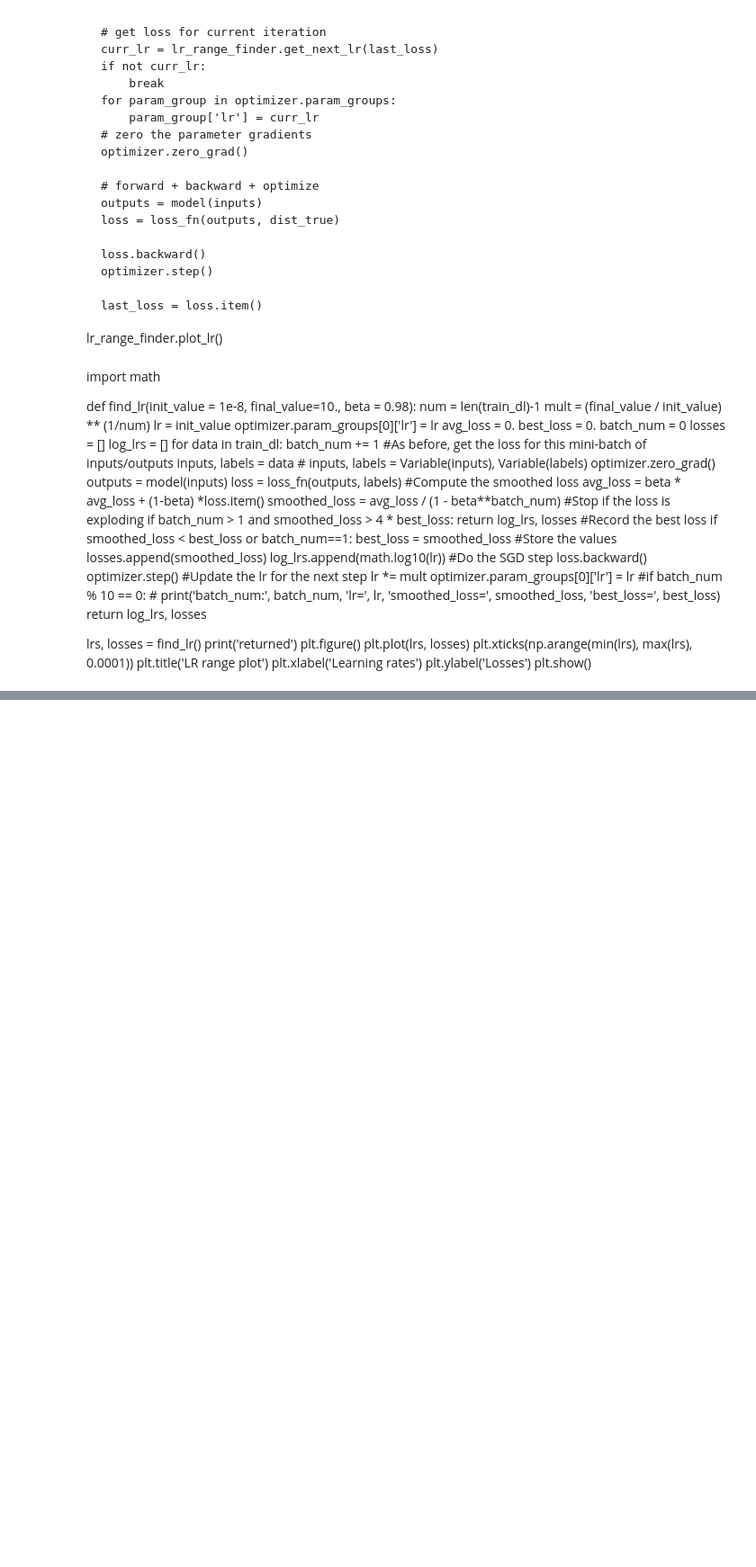
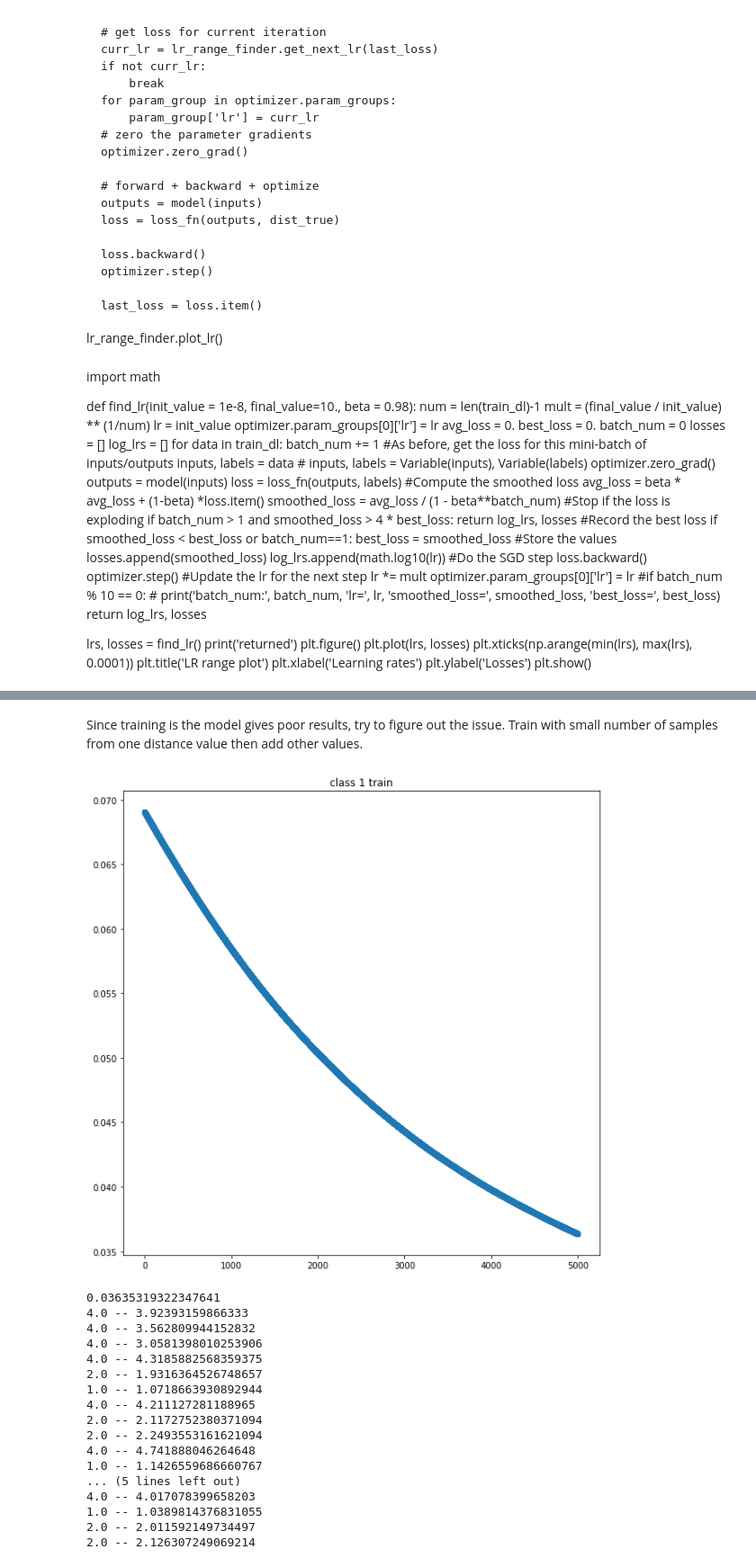
Before and after one commit to nayash/shortest-distance-approx-deep-learning, a Jupyter notebook: src/train.ipynb, the cells around one changed output, grey strips where cells are left out. Shown at 90% size. Saved outputs shown, nothing was run; the diff lists cells and outputs as text; code cells hidden in the pictures; blank space fills up the shorter version.

Commit message:
model config found, poisson loss/combine sampling

```diff
--- a/src/train.ipynb
+++ b/src/train.ipynb
@@ -97,6 +97,9 @@ def get_model():
         torch.nn.Linear(params['hidden_units_1'], params['hidden_units_2']),
         # torch.nn.Dropout(p=0.04),
         torch.nn.ReLU(),
+        # torch.nn.Linear(params['hidden_units_2'], params['hidden_units_3']),
+        # # torch.nn.Dropout(p=0.04),
+        # torch.nn.ReLU(),
         torch.nn.Linear(params['hidden_units_2'], params['output_size']),
         torch.nn.ReLU(),
         # torch.nn.Softplus(),
@@ -124,14 +127,15 @@ summary(model, input_size=(128, ))
 lr_reduce_patience = 20
 lr_reduce_factor = 0.1
 
-loss_fn = torch.nn.MSELoss(reduction='mean')
+# loss_fn = torch.nn.MSELoss(reduction='mean')
 # loss_fn = torch.nn.L1Loss(reduction='mean')
+loss_fn = poisson_loss
 optimizer = torch.optim.SGD(model.parameters(), lr=params['lr'], momentum=0.9, dampening=0, weight_decay=0, nesterov=True)
 # optimizer = torch.optim.RMSprop(model.parameters(), lr=params['lr'], alpha=0.99, eps=1e-08, weight_decay=0, momentum=0, centered=False)
 
-lr_sched = torch.optim.lr_scheduler.ReduceLROnPlateau(optimizer, mode='min', factor=lr_reduce_factor, patience=lr_reduce_patience, verbose=True, threshold=0.00001, threshold_mode='rel', cooldown=0, min_lr=1e-9, eps=1e-08)
+# lr_sched = torch.optim.lr_scheduler.ReduceLROnPlateau(optimizer, mode='min', factor=lr_reduce_factor, patience=lr_reduce_patience, verbose=True, threshold=0.00001, threshold_mode='rel', cooldown=0, min_lr=1e-9, eps=1e-08)
 # lr_sched = torch.optim.lr_scheduler.OneCycleLR(optimizer, max_lr=params['max_lr'], steps_per_epoch=len(train_dl), epochs=params['epochs'], div_factor=1e3)
-# lr_sched = torch.optim.lr_scheduler.CyclicLR(optimizer, params['min_lr'], params['max_lr'], step_size_up=8*len(train_dl), step_size_down=None, mode='triangular', last_epoch=-1)  # 1e-6, 1e-2, 4or8*len(train_dl), scale_mode=req for custom scale, last_epoch= num_of_iters_calculated--pass prev train iters if resuming
+lr_sched = torch.optim.lr_scheduler.CyclicLR(optimizer, params['min_lr'], params['max_lr'], step_size_up=8*len(train_dl), step_size_down=None, mode='triangular', last_epoch=-1)  # 1e-6, 1e-2, 4or8*len(train_dl), scale_mode=req for custom scale, last_epoch= num_of_iters_calculated--pass prev train iters if resuming
 for param_group in optimizer.param_groups:
     print(param_group['lr'])
 # %% [output]
@@ -422,7 +425,10 @@ def test(model, dl):
 model.load_state_dict(torch.load(best_model_path))
 test_loss, y_hat = test(model, test_dl)
 print(test_loss)
-if scaler:
-    y_hat = scaler.inverse_transform(y_hat)
-    y_test = scaler.inverse_transform(y_test)
+try:
+    if scaler:
+        y_hat = scaler.inverse_transform(y_hat)
+        y_test = scaler.inverse_transform(y_test)
+except:
+    pass
 y_hat[50:60], y_test[50:60]
@@ -468,3 +492,62 @@ os.system("shutdown /s /t 10")
+# %% [markdown]
+Since training is the model gives poor results, try to figure out the issue. Train with small number of samples from one distance value then add other values.
+# %%
+classes = [1, 2, 4]
+x_temp = []
+y_temp = []
+for class_ in classes:
+    x_temp.extend(x_train[y_train==class_][:100])
+    y_temp.extend(y_train[y_train==class_][:100])
+x_temp, y_temp = unison_shuffle_copies(np.array(x_temp), np.array(y_temp))
+x_temp = torch.tensor(x_temp, dtype=torch.float32, device=device)
+y_temp = torch.tensor(y_temp, dtype=torch.float32, device=device)
+loss_history = []
+for epoch in range(5000):  # loop over the dataset multiple times
+    running_loss = 0.0
+    stime = time.time()
+
+    # get the inputs; data is a list of [inputs, dist_true]
+    model.train()
+    inputs, dist_true = x_temp, y_temp
+    # zero the parameter gradients
+    optimizer.zero_grad()
+
+    # forward + backward + optimize
+    outputs = model(inputs)
+    loss = loss_fn(outputs, dist_true)
+
+    loss.backward()
+    optimizer.step()
+
+    loss_history.append(loss.item())
+
+from utils import *
+plot(loss_history, 'class 1 train')
+
+model.eval()
+op_temp = model(x_temp)
+print(loss_history[-1])
+for i,j in zip(y_temp[:20], op_temp.squeeze().tolist()[:20]):
+    print(i.item(), '--', j)
+# %% [output]
+[figure, added]
+0.03635319322347641
+4.0 -- 3.92393159866333
+4.0 -- 3.562809944152832
+4.0 -- 3.0581398010253906
+4.0 -- 4.3185882568359375
+2.0 -- 1.9316364526748657
+1.0 -- 1.0718663930892944
+4.0 -- 4.211127281188965
+2.0 -- 2.1172752380371094
+2.0 -- 2.2493553161621094
+4.0 -- 4.741888046264648
+1.0 -- 1.1426559686660767
+... (5 lines left out)
+4.0 -- 4.017078399658203
+1.0 -- 1.0389814376831055
+2.0 -- 2.011592149734497
+2.0 -- 2.126307249069214
 # %% [markdown]
 #### Things to try
 * Next try one cycle lr sched --
```
Also changed, not shown: parts of 11 cells of this notebook, 1 other file.
